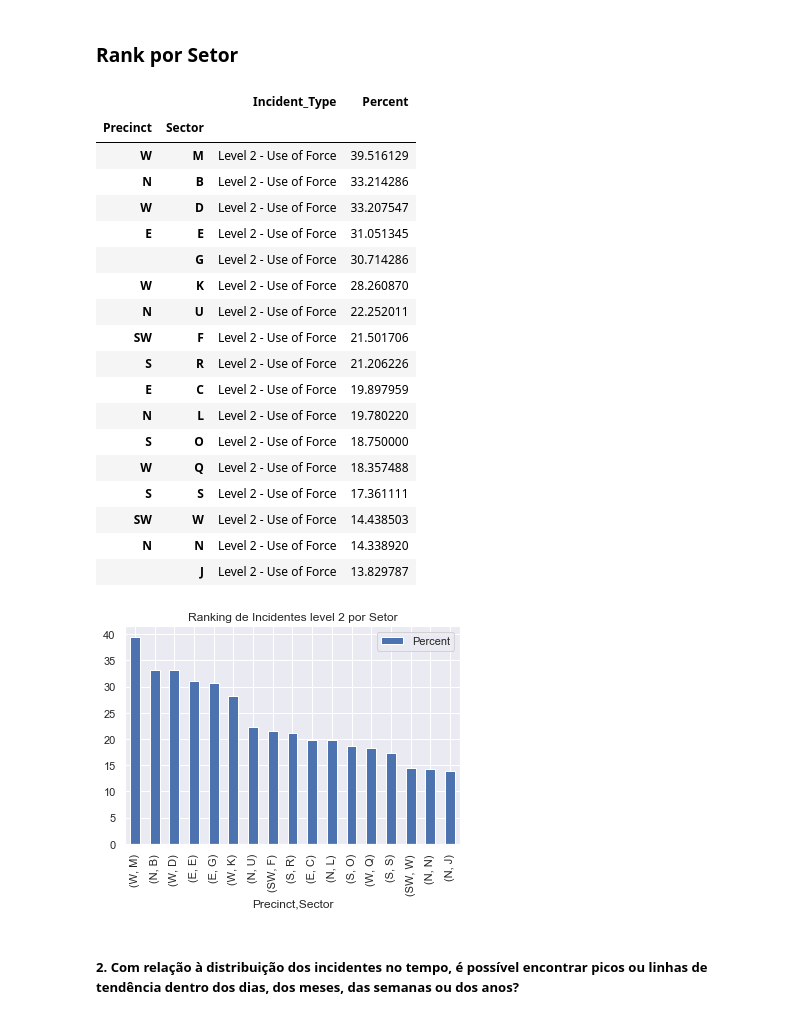
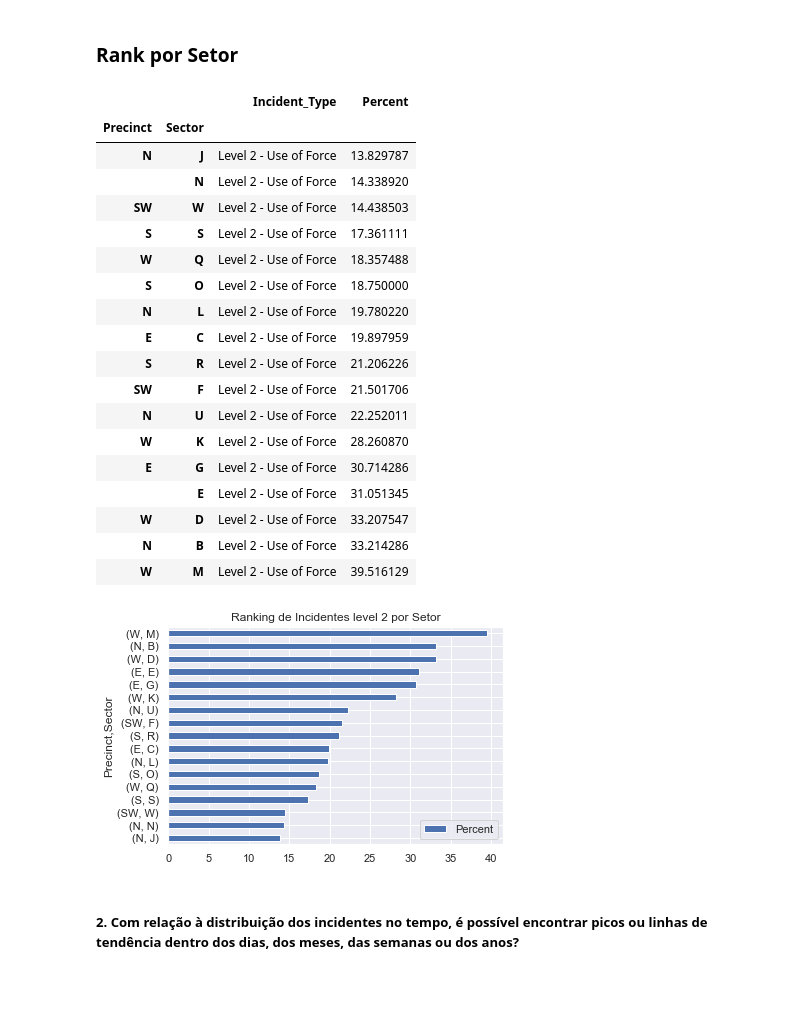
Before and after one commit to clairtonm/atlanticoDSTest, a Jupyter notebook: Notebooks/Untitled.ipynb, the cells around one changed output. Cells and saved outputs as stored; diff of their text form; code cells hidden in the pictures; blank space fills up the shorter version.

Commit message:
Finished graphs for question 2, 3 and 4

```diff
--- a/Notebooks/Untitled.ipynb
+++ b/Notebooks/Untitled.ipynb
@@ -192,34 +194,34 @@ sector_incidente_percent = sector_incident_type.groupby(level=1).apply(lambda x:
 is_level_2 = sector_incidente_percent['Incident_Type'] == 'Level 2 - Use of Force'
 sector_incidente_percent = sector_incidente_percent[is_level_2]
 sector_incidente_percent.rename(columns={'Incident_Num': 'Percent'}, inplace=True)
-sector_incidente_percent.sort_values(by='Percent', ascending=False, inplace=True)
+sector_incidente_percent.sort_values(by='Percent', ascending=True, inplace=True)
 sector_incidente_percent.set_index(['Precinct', 'Sector'], inplace=True)
 sector_incidente_percent
 # %% [output]
 |  |  | Incident_Type | Percent |
 | Precinct | Sector |  |  |
+| N | J | Level 2 - Use of Force | 13.829787 |
+|  | N | Level 2 - Use of Force | 14.338920 |
+| SW | W | Level 2 - Use of Force | 14.438503 |
+| S | S | Level 2 - Use of Force | 17.361111 |
+| W | Q | Level 2 - Use of Force | 18.357488 |
+| S | O | Level 2 - Use of Force | 18.750000 |
+| N | L | Level 2 - Use of Force | 19.780220 |
+| E | C | Level 2 - Use of Force | 19.897959 |
+| S | R | Level 2 - Use of Force | 21.206226 |
+| SW | F | Level 2 - Use of Force | 21.501706 |
+| N | U | Level 2 - Use of Force | 22.252011 |
+| W | K | Level 2 - Use of Force | 28.260870 |
+| E | G | Level 2 - Use of Force | 30.714286 |
+|  | E | Level 2 - Use of Force | 31.051345 |
+| W | D | Level 2 - Use of Force | 33.207547 |
+| N | B | Level 2 - Use of Force | 33.214286 |
 | W | M | Level 2 - Use of Force | 39.516129 |
-| N | B | Level 2 - Use of Force | 33.214286 |
-| W | D | Level 2 - Use of Force | 33.207547 |
-| E | E | Level 2 - Use of Force | 31.051345 |
-|  | G | Level 2 - Use of Force | 30.714286 |
-| W | K | Level 2 - Use of Force | 28.260870 |
-| N | U | Level 2 - Use of Force | 22.252011 |
-| SW | F | Level 2 - Use of Force | 21.501706 |
-| S | R | Level 2 - Use of Force | 21.206226 |
-| E | C | Level 2 - Use of Force | 19.897959 |
-| N | L | Level 2 - Use of Force | 19.780220 |
-| S | O | Level 2 - Use of Force | 18.750000 |
-| W | Q | Level 2 - Use of Force | 18.357488 |
-| S | S | Level 2 - Use of Force | 17.361111 |
-| SW | W | Level 2 - Use of Force | 14.438503 |
-| N | N | Level 2 - Use of Force | 14.338920 |
-|  | J | Level 2 - Use of Force | 13.829787 |
 # %%
-sector_incidente_percent.plot(kind='bar', title='Ranking de Incidentes level 2 por Setor')
+sector_incidente_percent.plot(kind='barh', title='Ranking de Incidentes level 2 por Setor')
 plt.ylabel='Percent'
 # %% [output]
-[figure, old version]
+[figure, new version]
 # %% [markdown]
 ##### 2. Com relação à distribuição dos incidentes no tempo, é possível encontrar picos ou linhas de tendência dentro dos dias, dos meses, das semanas ou dos anos?
 # %% [markdown]
```
Also changed, not shown: parts of 28 cells of this notebook.
